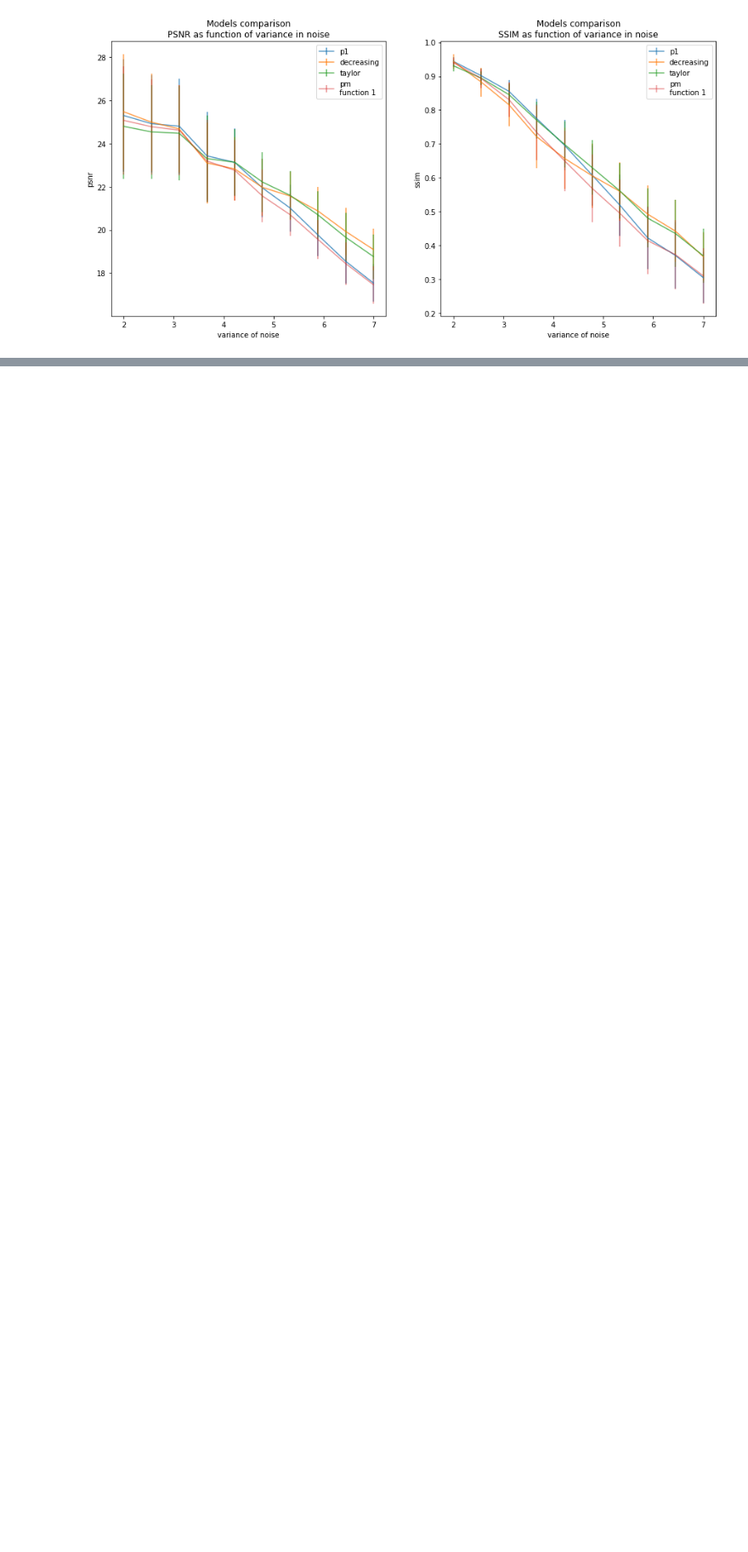
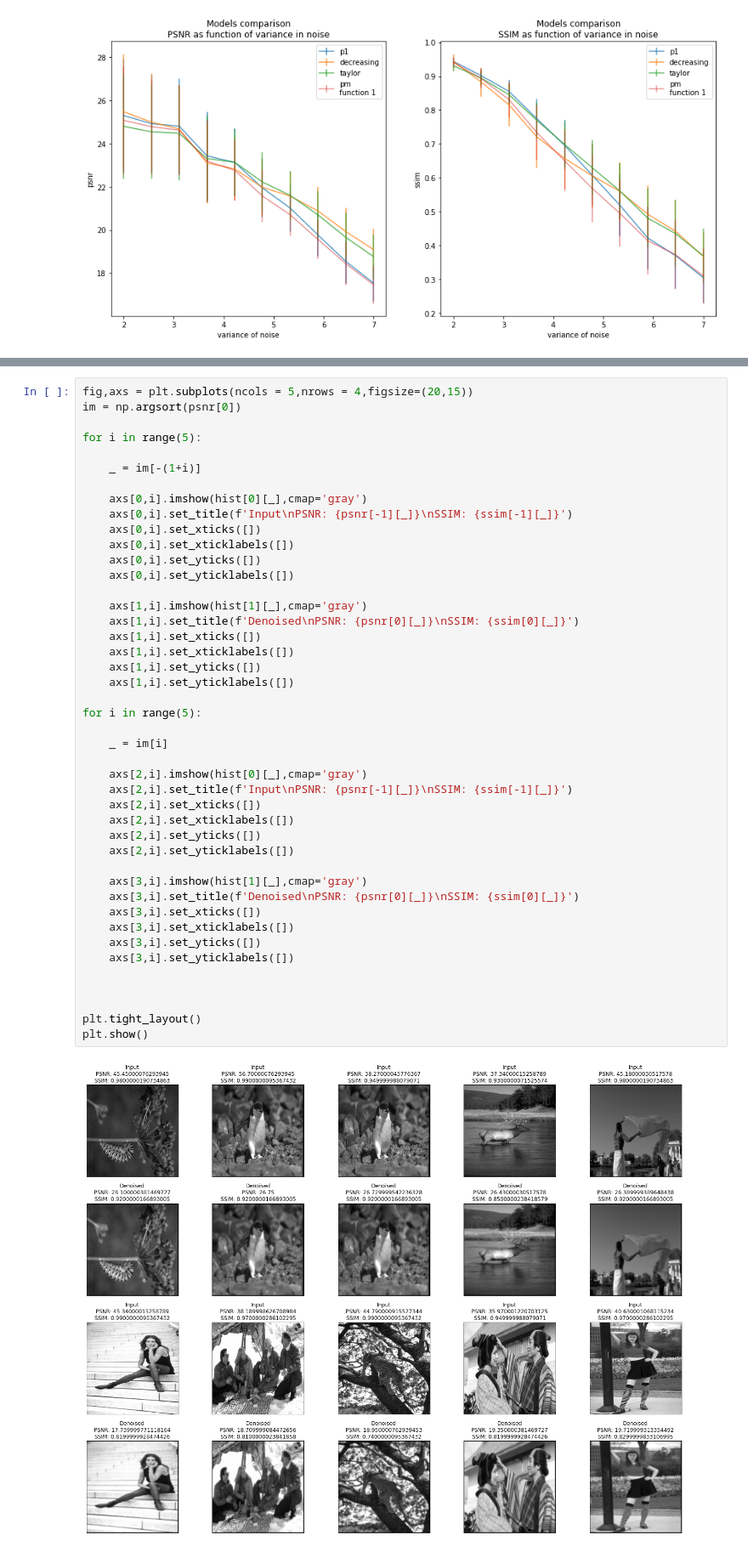
Before and after one commit to erjel/ortega_master_thesis, a Jupyter notebook: 23_jan/splines/comparison.ipynb, the cells around one changed output, grey strips where cells are left out. Shown at 85% size. Cells and saved outputs as stored; diff of their text form; blank space fills up the shorter version.

```diff
--- a/23_jan/splines/comparison.ipynb
+++ b/23_jan/splines/comparison.ipynb
@@ -238,0 +287,46 @@ plt.show()
+# %%
+fig,axs = plt.subplots(ncols = 5,nrows = 4,figsize=(20,15))
+im = np.argsort(psnr[0])
+
+for i in range(5):
+
+    _ = im[-(1+i)]
+
+    axs[0,i].imshow(hist[0][_],cmap='gray')
+    axs[0,i].set_title(f'Input\nPSNR: {psnr[-1][_]}\nSSIM: {ssim[-1][_]}')
+    axs[0,i].set_xticks([])
+    axs[0,i].set_xticklabels([])
+    axs[0,i].set_yticks([])
+    axs[0,i].set_yticklabels([])
+
+    axs[1,i].imshow(hist[1][_],cmap='gray')
+    axs[1,i].set_title(f'Denoised\nPSNR: {psnr[0][_]}\nSSIM: {ssim[0][_]}')
+    axs[1,i].set_xticks([])
+    axs[1,i].set_xticklabels([])
+    axs[1,i].set_yticks([])
+    axs[1,i].set_yticklabels([])
+
+for i in range(5):
+
+    _ = im[i]
+
+    axs[2,i].imshow(hist[0][_],cmap='gray')
+    axs[2,i].set_title(f'Input\nPSNR: {psnr[-1][_]}\nSSIM: {ssim[-1][_]}')
+    axs[2,i].set_xticks([])
+    axs[2,i].set_xticklabels([])
+    axs[2,i].set_yticks([])
+    axs[2,i].set_yticklabels([])
+
+    axs[3,i].imshow(hist[1][_],cmap='gray')
+    axs[3,i].set_title(f'Denoised\nPSNR: {psnr[0][_]}\nSSIM: {ssim[0][_]}')
+    axs[3,i].set_xticks([])
+    axs[3,i].set_xticklabels([])
+    axs[3,i].set_yticks([])
+    axs[3,i].set_yticklabels([])
+
+
+
+plt.tight_layout()
+plt.show()
+# %% [output]
+[figure, added]
```
Also changed, not shown: parts of 5 cells of this notebook, 2 other files.
